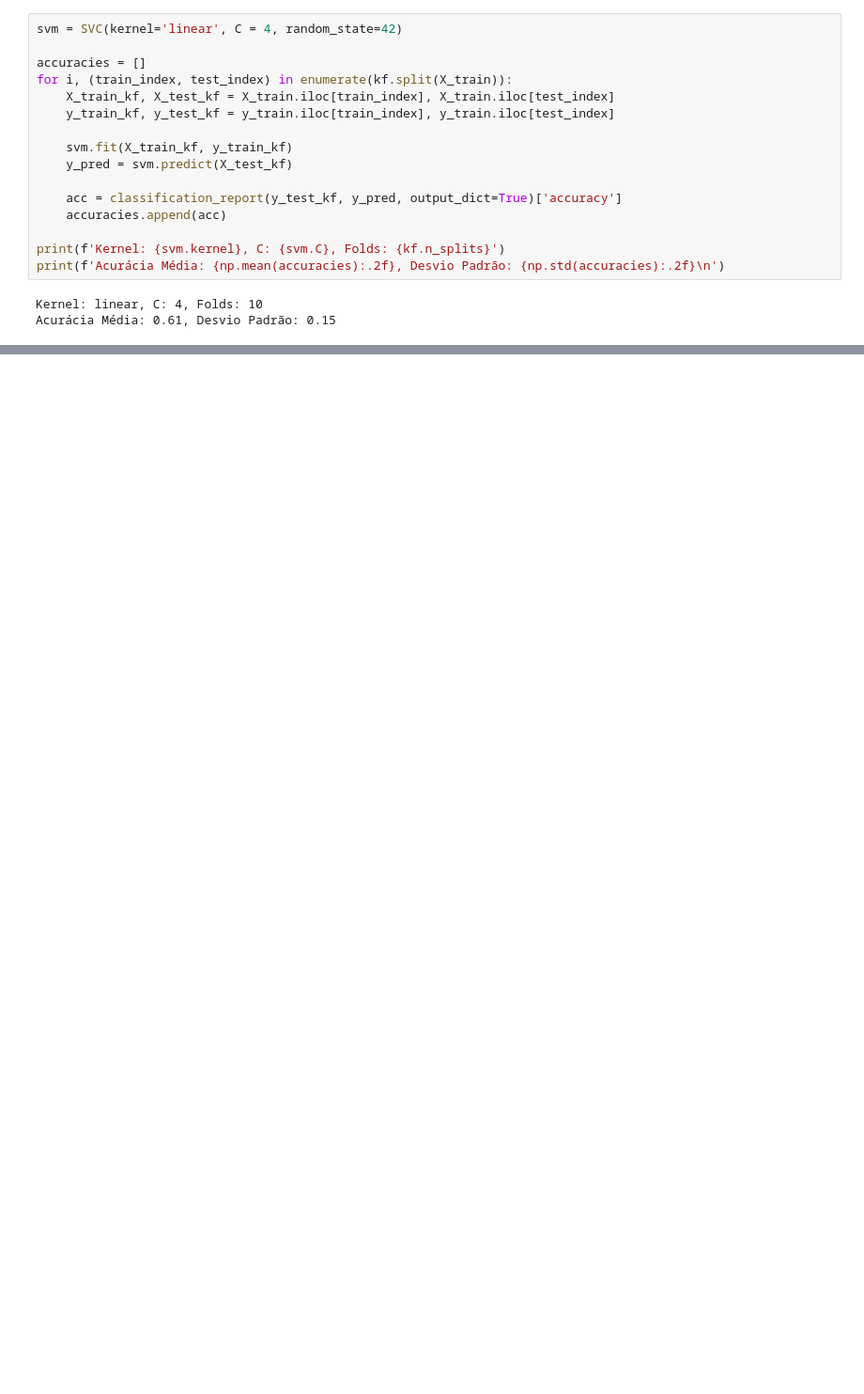
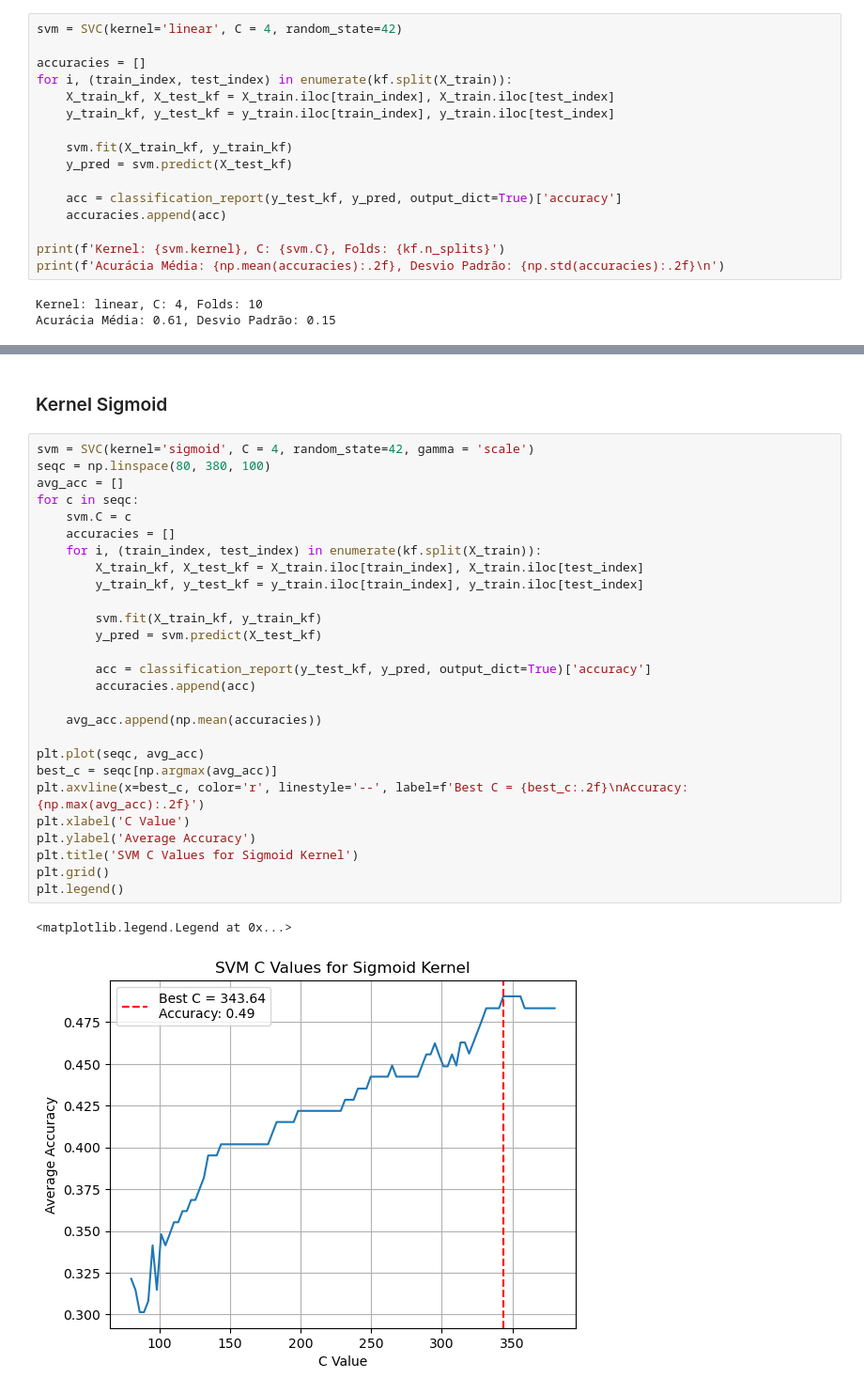
Before and after one commit to muzzidiogo/reconhecimento_de_padroes, a Jupyter notebook: exercicios/svm_dados_reais.ipynb, the cells around one changed output, grey strips where cells are left out. Shown at 94% size. Cells and saved outputs as stored; diff of their text form; blank space fills up the shorter version.

```diff
--- a/exercicios/svm_dados_reais.ipynb
+++ b/exercicios/svm_dados_reais.ipynb
@@ -76,0 +173,32 @@ Acurácia Média: 0.61, Desvio Padrão: 0.15
+# %% [markdown]
+### Kernel Sigmoid
+# %%
+svm = SVC(kernel='sigmoid', C = 4, random_state=42, gamma = 'scale')
+seqc = np.linspace(80, 380, 100)
+avg_acc = []
+for c in seqc:
+    svm.C = c
+    accuracies = []
+    for i, (train_index, test_index) in enumerate(kf.split(X_train)):
+        X_train_kf, X_test_kf = X_train.iloc[train_index], X_train.iloc[test_index]
+        y_train_kf, y_test_kf = y_train.iloc[train_index], y_train.iloc[test_index]
+
+        svm.fit(X_train_kf, y_train_kf)
+        y_pred = svm.predict(X_test_kf)
+
+        acc = classification_report(y_test_kf, y_pred, output_dict=True)['accuracy']
+        accuracies.append(acc)
+
+    avg_acc.append(np.mean(accuracies))
+
+plt.plot(seqc, avg_acc)
+best_c = seqc[np.argmax(avg_acc)]
+plt.axvline(x=best_c, color='r', linestyle='--', label=f'Best C = {best_c:.2f}\nAccuracy: {np.max(avg_acc):.2f}')
+plt.xlabel('C Value')
+plt.ylabel('Average Accuracy')
+plt.title('SVM C Values for Sigmoid Kernel')
+plt.grid()
+plt.legend()
+# %% [output]
+<matplotlib.legend.Legend at 0x...>
+[figure, added]
```
Also changed, not shown: parts of 12 cells of this notebook.
